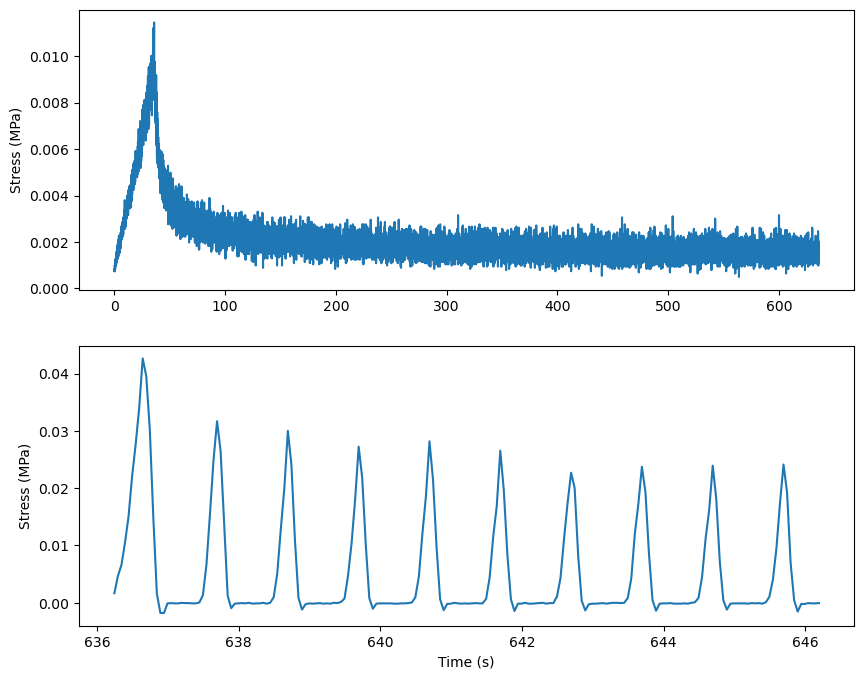
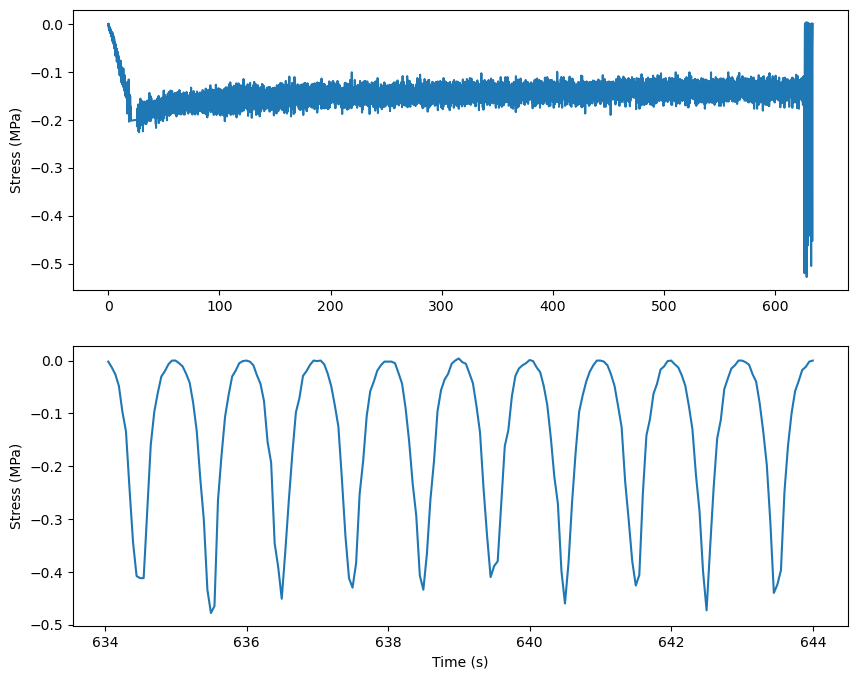
The change to this notebook cell's code, shown as a diff; its figure went from the first image to the second:
--- before
+++ after
@@ -1,5 +1,5 @@
-filename = '137_400cond28 03082024 072245_tdf.csv'
+filename = '4002 04212023 054402_tdf.CSV'
 
-folder_path = r'C:\Users\mbgm4fs3\OneDrive - The University of Manchester\PhD\Experimental\Data\5. Mechanical Stimulation\Primary\Mechanical testing\raw_data'
+folder_path = r'C:\Users\mbgm4fs3\OneDrive - The University of Manchester\PhD\Experimental\Data\1. Process optimisation\Mech testing\Final data\400_raw'
 file_path = Path(folder_path) / filename
 
@@ -17,6 +17,6 @@
 
 # define sample dimensions
-thickness = 1.81 # mm
-diameter = 5.08 # mm
+thickness = 1.7 # mm
+diameter = 6.5 # mm
 area = math.pi * (diameter / 2)**2 
 
@@ -39,8 +39,8 @@
 fig, axs = subplots(nrows=2, ncols=1, figsize=(10, 8))
 
-axs[0].plot(ramp_rel_df['Elapsed Time'], ramp_rel_df['Stress'])
+axs[0].plot(ramp_rel_df['Elapsed Time'], ramp_rel_df['Load 3'])
 axs[0].set_ylabel('Stress (MPa)')
 
-axs[1].plot(dyn_df['Elapsed Time'], dyn_df['Stress'])
+axs[1].plot(dyn_df['Elapsed Time'], dyn_df['Load 3'])
 axs[1].set_ylabel('Stress (MPa)')
 axs[1].set_xlabel('Time (s)')

Commit: updated batch script to extract raw dynamic data